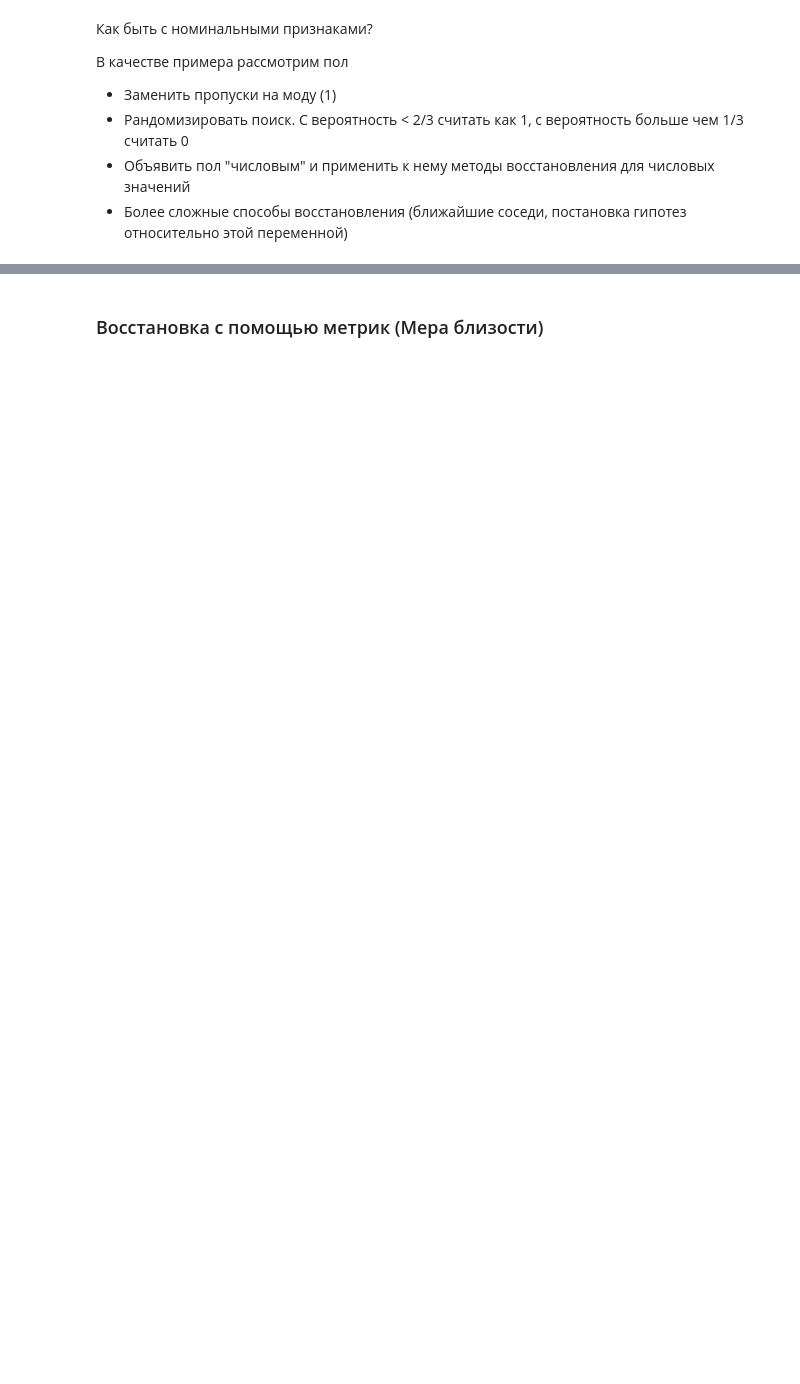
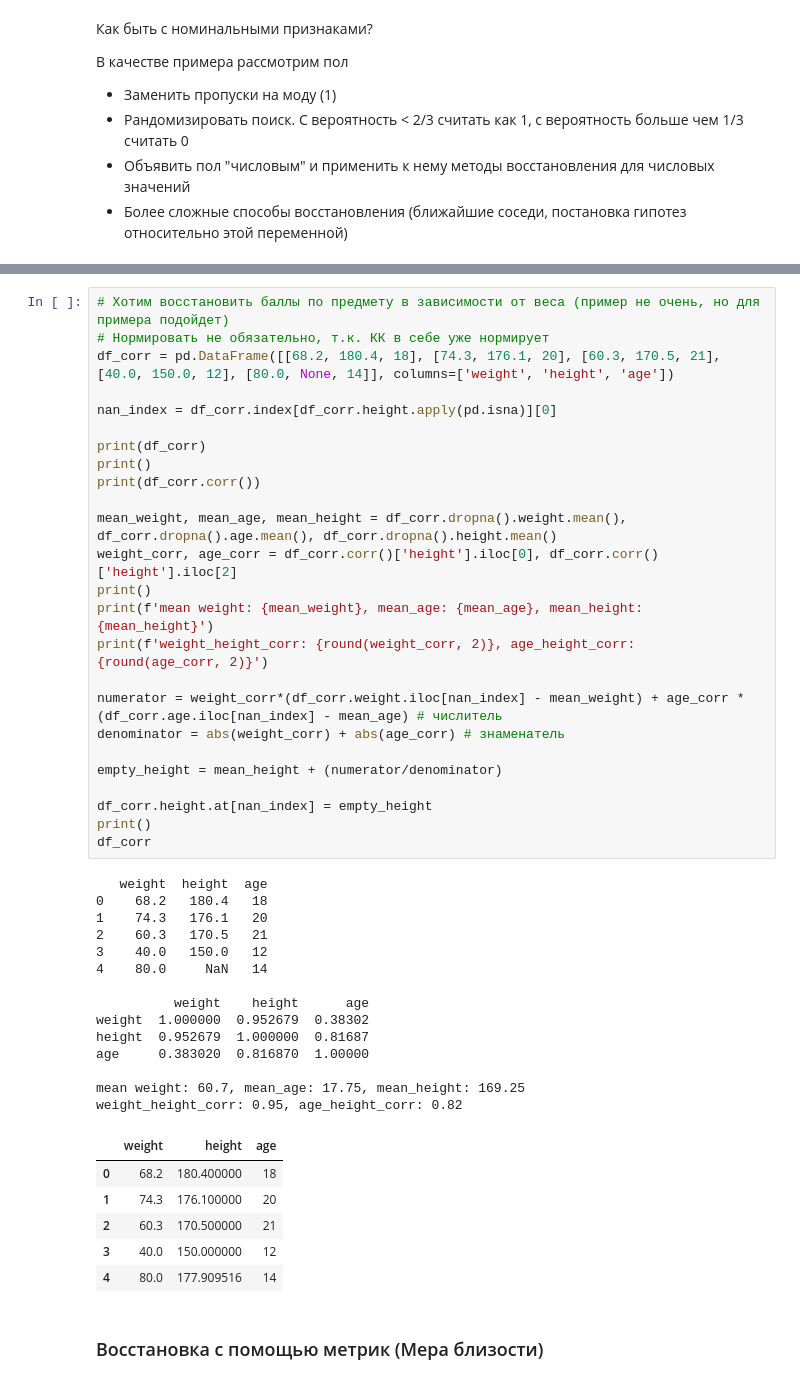
Before and after one commit to Letch49/ML_VVSU_2023, a Jupyter notebook: lec03/lec03.ipynb, the cells around one changed output, grey strips where cells are left out. Cells and saved outputs as stored; diff of their text form; blank space fills up the shorter version.

```diff
--- a/lec03/lec03.ipynb
+++ b/lec03/lec03.ipynb
@@ -308,3 +331,49 @@ df
+# %%
+# Хотим восстановить баллы по предмету в зависимости от веса (пример не очень, но для примера подойдет)
+# Нормировать не обязательно, т.к. КК в себе уже нормирует
+df_corr = pd.DataFrame([[68.2, 180.4, 18], [74.3, 176.1, 20], [60.3, 170.5, 21], [40.0, 150.0, 12], [80.0, None, 14]], columns=['weight', 'height', 'age'])
+
+nan_index = df_corr.index[df_corr.height.apply(pd.isna)][0]
+
+print(df_corr)
+print()
+print(df_corr.corr())
+
+mean_weight, mean_age, mean_height = df_corr.dropna().weight.mean(), df_corr.dropna().age.mean(), df_corr.dropna().height.mean()
+weight_corr, age_corr = df_corr.corr()['height'].iloc[0], df_corr.corr()['height'].iloc[2]
+print()
+print(f'mean weight: {mean_weight}, mean_age: {mean_age}, mean_height: {mean_height}')
+print(f'weight_height_corr: {round(weight_corr, 2)}, age_height_corr: {round(age_corr, 2)}')
+
+numerator = weight_corr*(df_corr.weight.iloc[nan_index] - mean_weight) + age_corr * (df_corr.age.iloc[nan_index] - mean_age) # числитель
+denominator = abs(weight_corr) + abs(age_corr) # знаменатель
+
+empty_height = mean_height + (numerator/denominator)
+
+df_corr.height.at[nan_index] = empty_height
+print()
+df_corr
+# %% [output]
+   weight  height  age
+0    68.2   180.4   18
+1    74.3   176.1   20
+2    60.3   170.5   21
+3    40.0   150.0   12
+4    80.0     NaN   14
+
+          weight    height      age
+weight  1.000000  0.952679  0.38302
+height  0.952679  1.000000  0.81687
+age     0.383020  0.816870  1.00000
+
+mean weight: 60.7, mean_age: 17.75, mean_height: 169.25
+weight_height_corr: 0.95, age_height_corr: 0.82
+|  | weight | height | age |
+| 0 | 68.2 | 180.400000 | 18 |
+| 1 | 74.3 | 176.100000 | 20 |
+| 2 | 60.3 | 170.500000 | 21 |
+| 3 | 40.0 | 150.000000 | 12 |
+| 4 | 80.0 | 177.909516 | 14 |
 # %% [markdown]
 ### Восстановка с помощью метрик (Мера близости)
 # %% [markdown]
```
Also changed, not shown: parts of 20 cells of this notebook.
